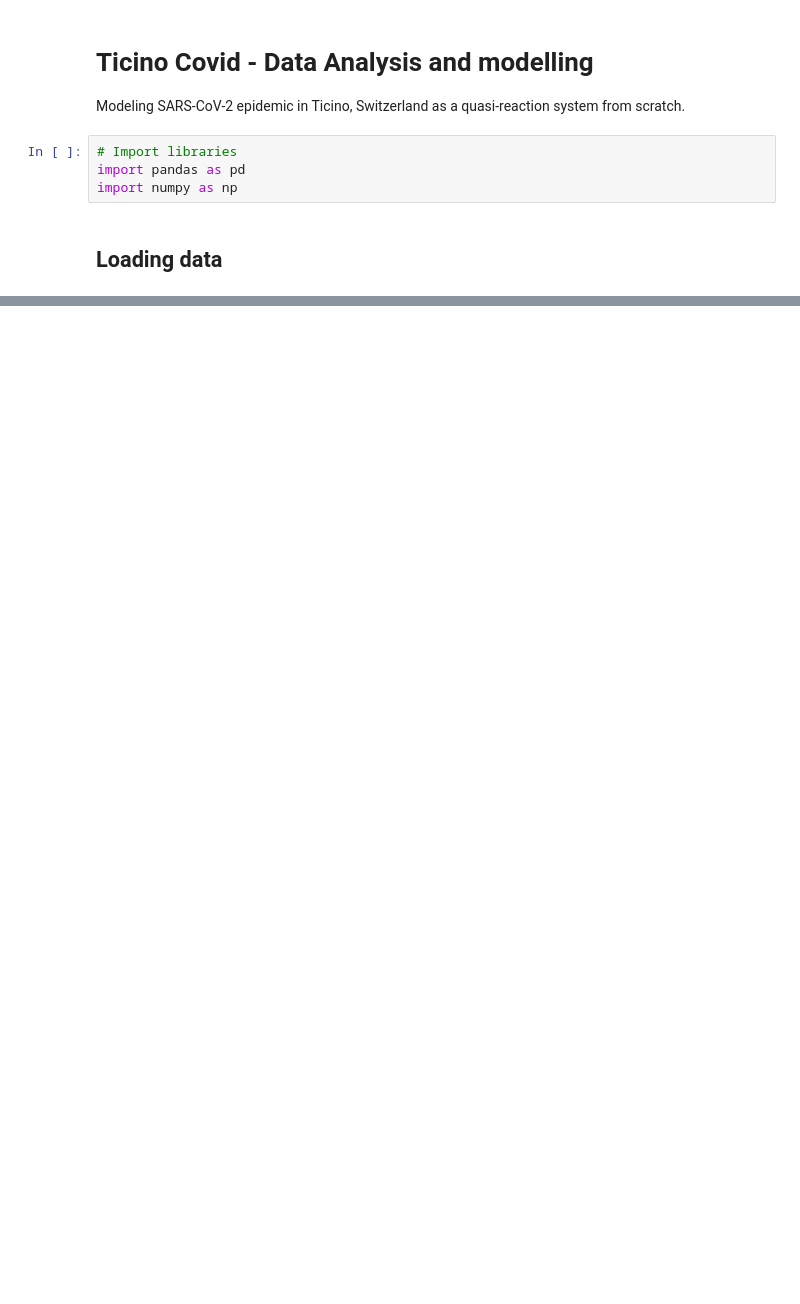
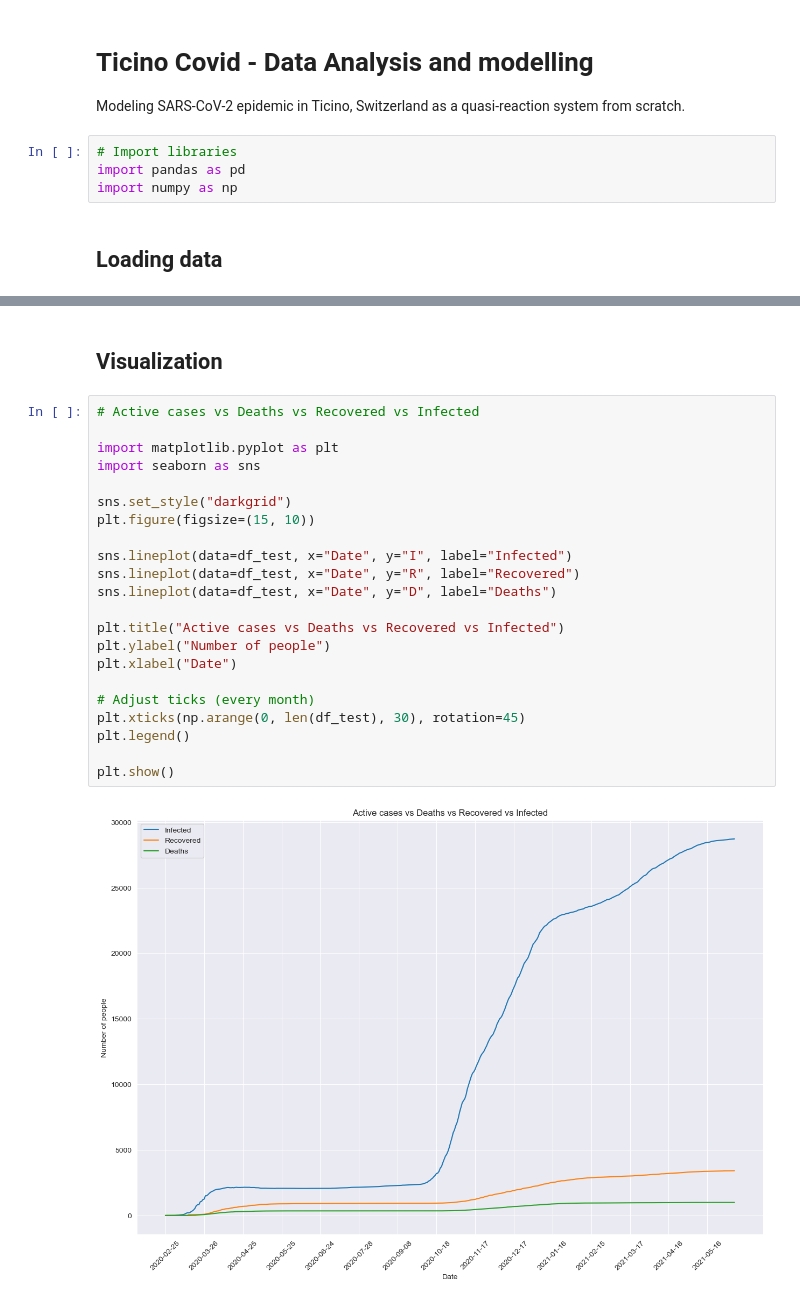
Before and after one commit to lucadibello/covid-ticino, a Jupyter notebook: codid-ticino-analysis.ipynb, the cells around one changed output, grey strips where cells are left out. Drawn from its saved outputs; the diff is of its cells as text; blank space fills up the shorter version.

```diff
--- a/codid-ticino-analysis.ipynb
+++ b/codid-ticino-analysis.ipynb
@@ -41,0 +121,26 @@ KeyError: "['date', 'time'] not in index"
+# %% [markdown]
+## Visualization
+# %%
+# Active cases vs Deaths vs Recovered vs Infected
+
+import matplotlib.pyplot as plt
+import seaborn as sns
+
+sns.set_style("darkgrid")
+plt.figure(figsize=(15, 10))
+
+sns.lineplot(data=df_test, x="Date", y="I", label="Infected")
+sns.lineplot(data=df_test, x="Date", y="R", label="Recovered")
+sns.lineplot(data=df_test, x="Date", y="D", label="Deaths")
+
+plt.title("Active cases vs Deaths vs Recovered vs Infected")
+plt.ylabel("Number of people")
+plt.xlabel("Date")
+
+# Adjust ticks (every month)
+plt.xticks(np.arange(0, len(df_test), 30), rotation=45)
+plt.legend()
+
+plt.show()
+# %% [output]
+[figure, added]
```
Also changed, not shown: parts of 8 cells of this notebook.
